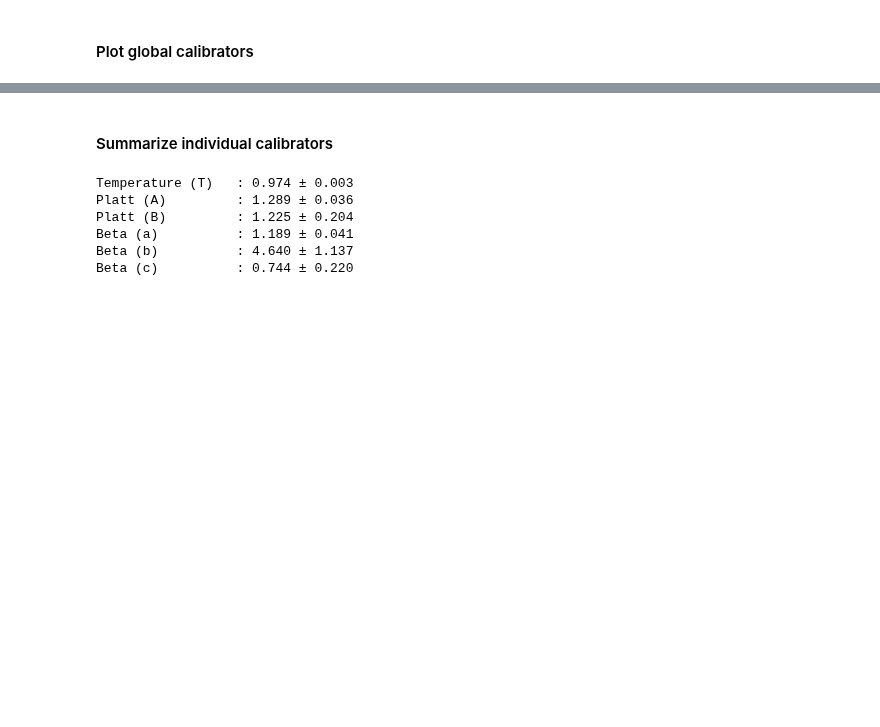
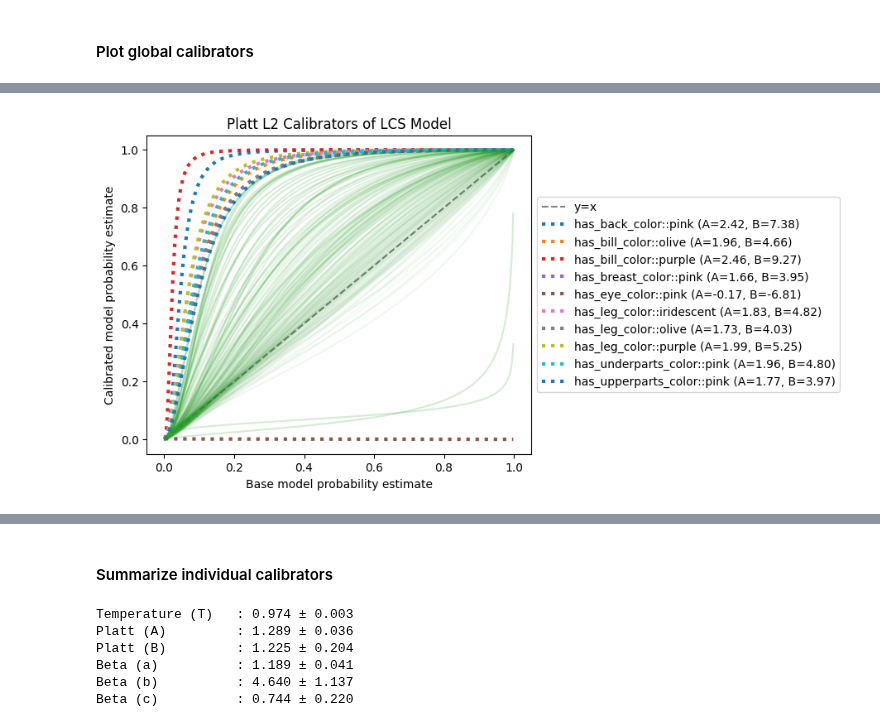
Before and after one commit to cassandra-goldberg/Calibrated_Concepts, a Jupyter notebook: Experiments/Concept-Bottlenecks.ipynb, the cells around one changed output, grey strips where cells are left out. Drawn from its saved outputs; the diff is of its cells as text; code cells hidden in the pictures; blank space fills up the shorter version.

```diff
--- a/Experiments/Concept-Bottlenecks.ipynb
+++ b/Experiments/Concept-Bottlenecks.ipynb
@@ -1050 +1487,5 @@ plot_global_calibrators(M1_concepts_cal, "LCS", path = "Results/CUB/calibration_
+# %%
+_ = plot_individual_calibrator(M1_concepts_cal['Platt L2 individual'], 'LCS', 'Platt L2', path = None)
+# %% [output]
+[figure, added]
 # %%
```
Also changed, not shown: parts of 41 cells of this notebook, 2 other files.
